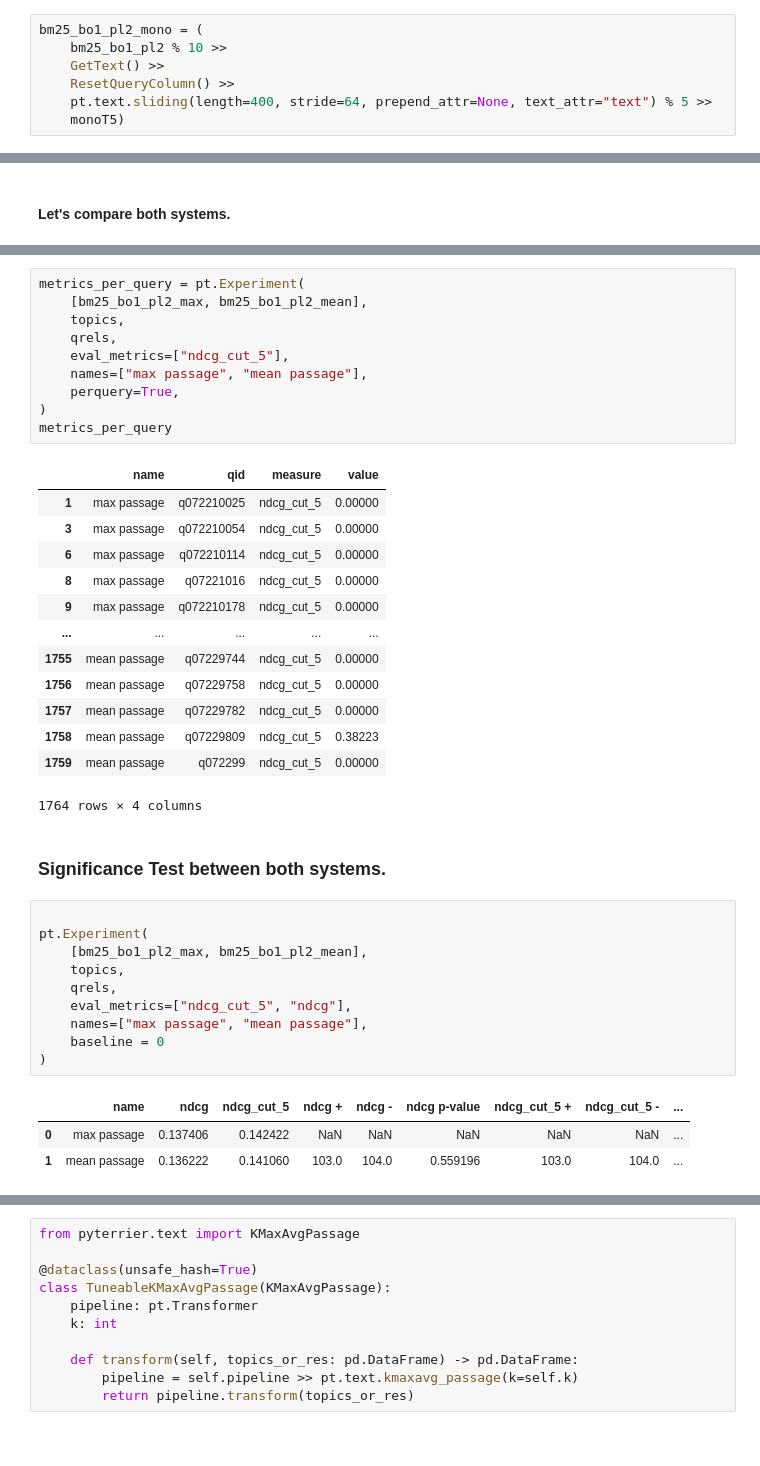
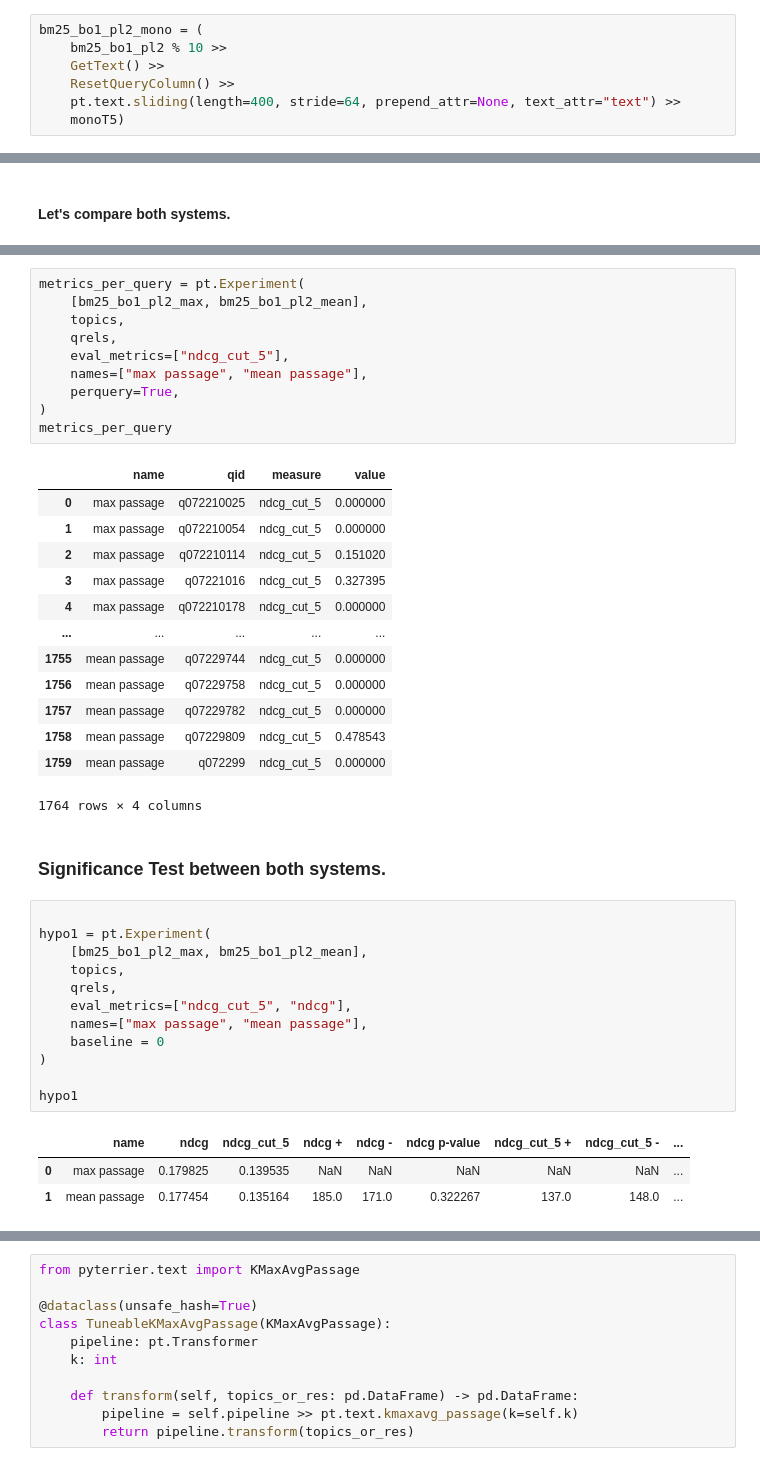
Before and after one commit to tira-io/ir-lab-jena-leipzig-wise-2023-galapagos-tortoise, a Jupyter notebook: jupyter-notebook-submissions/final_milestone/pyterrier-notebook.ipynb, the cells around one changed output, grey strips where cells are left out. Saved outputs shown, nothing was run; the diff lists cells and outputs as text.

```diff
--- a/jupyter-notebook-submissions/final_milestone/pyterrier-notebook.ipynb
+++ b/jupyter-notebook-submissions/final_milestone/pyterrier-notebook.ipynb
@@ -143,7 +147,7 @@ bm25_bo1_pl2_mono = (
     bm25_bo1_pl2 % 10 >>
     GetText() >>
     ResetQueryColumn() >>
-    pt.text.sliding(length=400, stride=64, prepend_attr=None, text_attr="text") % 5 >>
+    pt.text.sliding(length=400, stride=64, prepend_attr=None, text_attr="text") >>
     monoT5)
 # %% [markdown]
 #### Cache the pipeline.
@@ -221,32 +230,34 @@ metrics_per_query = pt.Experiment(
 metrics_per_query
 # %% [output]
 |  | name | qid | measure | value |
-| 1 | max passage | q072210025 | ndcg_cut_5 | 0.00000 |
-| 3 | max passage | q072210054 | ndcg_cut_5 | 0.00000 |
-| 6 | max passage | q072210114 | ndcg_cut_5 | 0.00000 |
-| 8 | max passage | q07221016 | ndcg_cut_5 | 0.00000 |
-| 9 | max passage | q072210178 | ndcg_cut_5 | 0.00000 |
+| 0 | max passage | q072210025 | ndcg_cut_5 | 0.000000 |
+| 1 | max passage | q072210054 | ndcg_cut_5 | 0.000000 |
+| 2 | max passage | q072210114 | ndcg_cut_5 | 0.151020 |
+| 3 | max passage | q07221016 | ndcg_cut_5 | 0.327395 |
+| 4 | max passage | q072210178 | ndcg_cut_5 | 0.000000 |
 | ... | ... | ... | ... | ... |
-| 1755 | mean passage | q07229744 | ndcg_cut_5 | 0.00000 |
-| 1756 | mean passage | q07229758 | ndcg_cut_5 | 0.00000 |
-| 1757 | mean passage | q07229782 | ndcg_cut_5 | 0.00000 |
-| 1758 | mean passage | q07229809 | ndcg_cut_5 | 0.38223 |
-| 1759 | mean passage | q072299 | ndcg_cut_5 | 0.00000 |
+| 1755 | mean passage | q07229744 | ndcg_cut_5 | 0.000000 |
+| 1756 | mean passage | q07229758 | ndcg_cut_5 | 0.000000 |
+| 1757 | mean passage | q07229782 | ndcg_cut_5 | 0.000000 |
+| 1758 | mean passage | q07229809 | ndcg_cut_5 | 0.478543 |
+| 1759 | mean passage | q072299 | ndcg_cut_5 | 0.000000 |
 1764 rows × 4 columns
 # %% [markdown]
 ### Significance Test between both systems.
 # %%
 
-pt.Experiment(
+hypo1 = pt.Experiment(
     [bm25_bo1_pl2_max, bm25_bo1_pl2_mean],
     topics,
     qrels,
     eval_metrics=["ndcg_cut_5", "ndcg"],
     names=["max passage", "mean passage"],
     baseline = 0
 )
+
+hypo1
 # %% [output]
 |  | name | ndcg | ndcg_cut_5 | ndcg + | ndcg - | ndcg p-value | ndcg_cut_5 + | ndcg_cut_5 - | ... |
-| 0 | max passage | 0.137406 | 0.142422 | NaN | NaN | NaN | NaN | NaN | ... |
-| 1 | mean passage | 0.136222 | 0.141060 | 103.0 | 104.0 | 0.559196 | 103.0 | 104.0 | ... |
+| 0 | max passage | 0.179825 | 0.139535 | NaN | NaN | NaN | NaN | NaN | ... |
+| 1 | mean passage | 0.177454 | 0.135164 | 185.0 | 171.0 | 0.322267 | 137.0 | 148.0 | ... |
 # %% [markdown]
```
Also changed, not shown: parts of 22 cells of this notebook.
